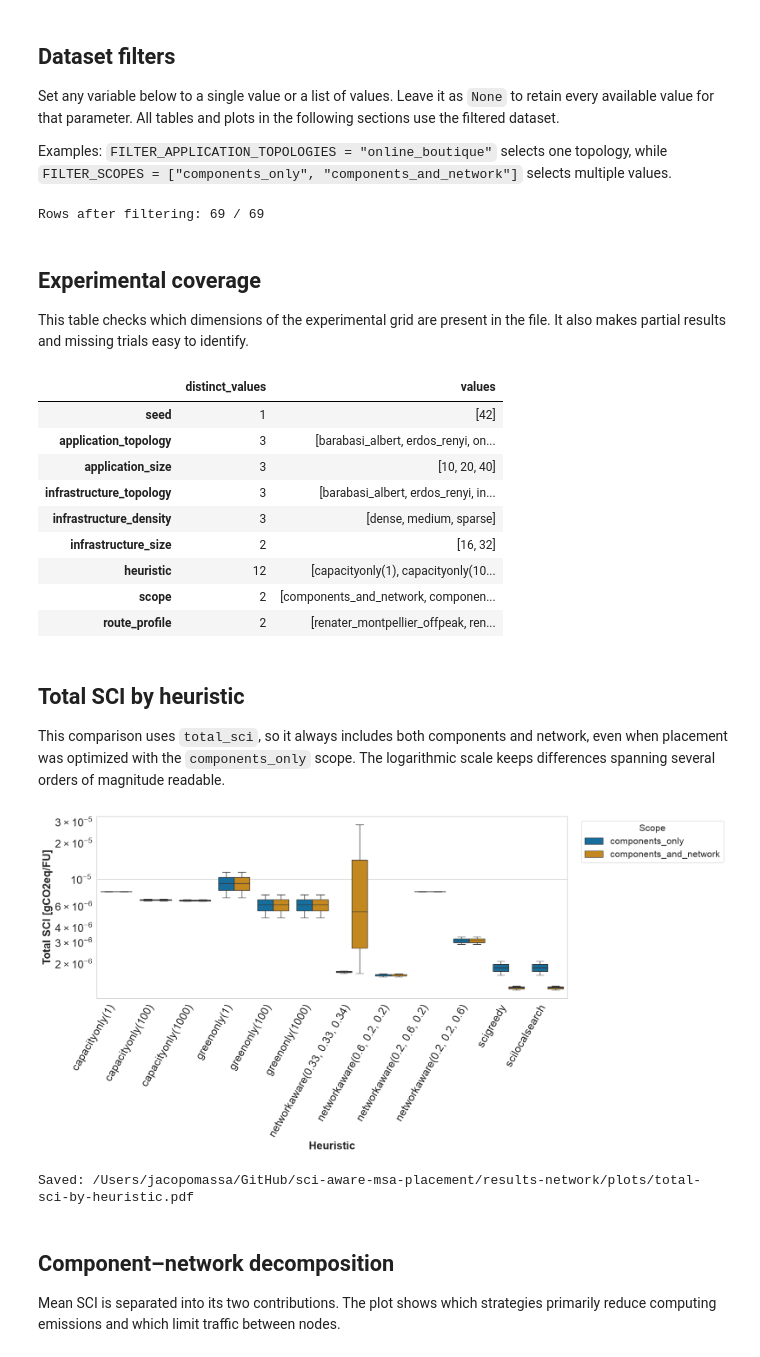
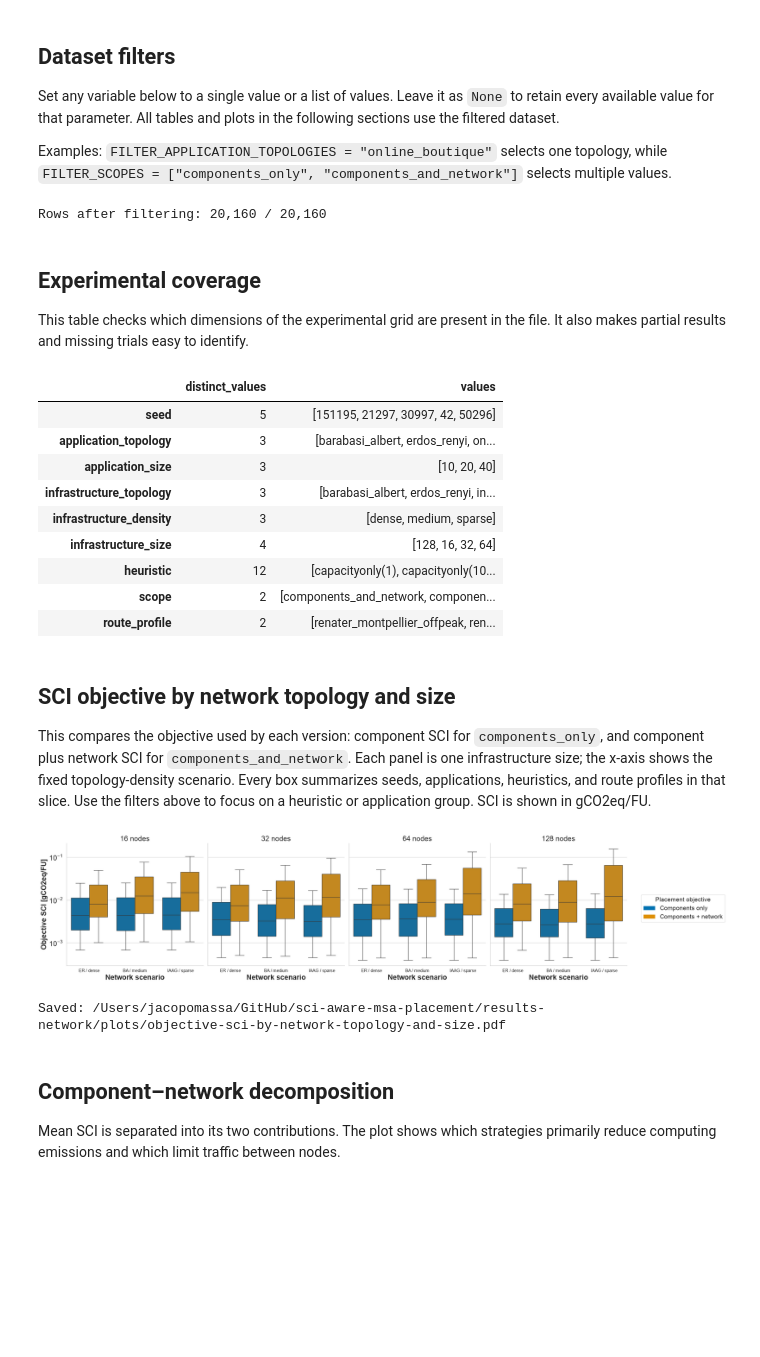
Before and after one commit to di-unipi-socc/sci-aware-msa-placement, a Jupyter notebook: results-network/analyse.ipynb, the cells around one changed output. Saved outputs shown, nothing was run; the diff lists cells and outputs as text; code cells hidden in the pictures; blank space fills up the shorter version.

Commit message:
feat: Upload preliminary results nd plots

```diff
--- a/results-network/analyse.ipynb
+++ b/results-network/analyse.ipynb
@@ -98,6 +101,17 @@ data["objective_sci"] = np.where(
     data["component_sci"],
     data["total_sci"],
 )
+data["objective_sci_g"] = data["objective_sci"] * 1000
+data["scope_label"] = data["scope"].map({
+    "components_only": "Components only",
+    "components_and_network": "Components + network",
+})
+topology_label = data["infrastructure_topology"].map({
+    "erdos_renyi": "ER",
+    "barabasi_albert": "BA",
+    "internet_as_graph": "IAAG",
+})
+data["network_scenario"] = topology_label + " / " + data["infrastructure_density"]
 
 data["network_share"] = np.where(
     data["total_sci"] > 0,
@@ -173,7 +187,7 @@ for column, selection in filters.items():
 assert not data.empty, "The selected filters produced an empty dataset"
 print(f"Rows after filtering: {len(data):,} / {len(unfiltered_data):,}")
 # %% [output]
-Rows after filtering: 69 / 69
+Rows after filtering: 20,160 / 20,160
 # %% [markdown]
 ## Experimental coverage
 
@@ -205,37 +219,50 @@ if not failed.empty:
     display(failed[["error", "timeout"]].value_counts(dropna=False).rename("trials"))
 # %% [output]
 |  | distinct_values | values |
-| seed | 1 | [42] |
+| seed | 5 | [151195, 21297, 30997, 42, 50296] |
 | application_topology | 3 | [barabasi_albert, erdos_renyi, on... |
 | application_size | 3 | [10, 20, 40] |
 | infrastructure_topology | 3 | [barabasi_albert, erdos_renyi, in... |
 | infrastructure_density | 3 | [dense, medium, sparse] |
-| infrastructure_size | 2 | [16, 32] |
+| infrastructure_size | 4 | [128, 16, 32, 64] |
 | heuristic | 12 | [capacityonly(1), capacityonly(10... |
 | scope | 2 | [components_and_network, componen... |
 | route_profile | 2 | [renater_montpellier_offpeak, ren... |
 # %% [markdown]
-## Total SCI by heuristic
+## SCI objective by network topology and size
 
-This comparison uses `total_sci`, so it always includes both components and network, even when placement was optimized with the `components_only` scope. The logarithmic scale keeps differences spanning several orders of magnitude readable.
+This compares the objective used by each version: component SCI for `components_only`, and component plus network SCI for `components_and_network`. Each panel is one infrastructure size; the x-axis shows the fixed topology-density scenario. Every box summarizes seeds, applications, heuristics, and route profiles in that slice. Use the filters above to focus on a heuristic or application group. SCI is shown in gCO2eq/FU.
 # %%
-plt.figure(figsize=(16, 8))
-sns.boxplot(
+g = sns.catplot(
     data=data,
-    x="heuristic_label",
-    y="total_sci",
-    hue="scope",
+    x="network_scenario",
+    y="objective_sci_g",
+    hue="scope_label",
+    col="infrastructure_size",
+    kind="box",
+    height=4.6,
+    aspect=0.95,
+    sharey=True,
     showfliers=False,
+    legend=False,
+    margin_titles=True,
 )
-plt.yscale("log")
-plt.xlabel("Heuristic")
-plt.ylabel("Total SCI [gCO2eq/FU]")
-plt.xticks(rotation=60, ha="right")
-plt.legend(title="Scope", bbox_to_anchor=(1.02, 1), loc="upper left")
-save_plot("total-sci-by-heuristic")
+g.figure.set_size_inches(24, 5.4)
+g.set_axis_labels("Network scenario", "Objective SCI [gCO2eq/FU]")
+g.set_titles(col_template="{col_name} nodes")
+for ax in g.axes.flat:
+    ax.set_yscale("log")
+    ax.tick_params(axis="x", rotation=0, labelsize=11)
+legend_handles = [
+    Patch(facecolor=color, label=label)
+    for color, label in zip(sns.color_palette("colorblind", 2), ["Components only", "Components + network"])
+]
+g.figure.legend(handles=legend_handles, title="Placement objective", loc="center left", bbox_to_anchor=(0.88, 0.5))
+g.figure.tight_layout(rect=[0, 0, 0.87, 1])
+save_plot("objective-sci-by-network-topology-and-size", g.fig)
 # %% [output]
-[figure, old version]
+[figure, new version]
-Saved: /Users/jacopomassa/GitHub/sci-aware-msa-placement/results-network/plots/total-sci-by-heuristic.pdf
+Saved: /Users/jacopomassa/GitHub/sci-aware-msa-placement/results-network/plots/objective-sci-by-network-topology-and-size.pdf
 # %% [markdown]
 ## Component–network decomposition
 
```
Also changed, not shown: parts of 8 cells of this notebook, 9 other files.
